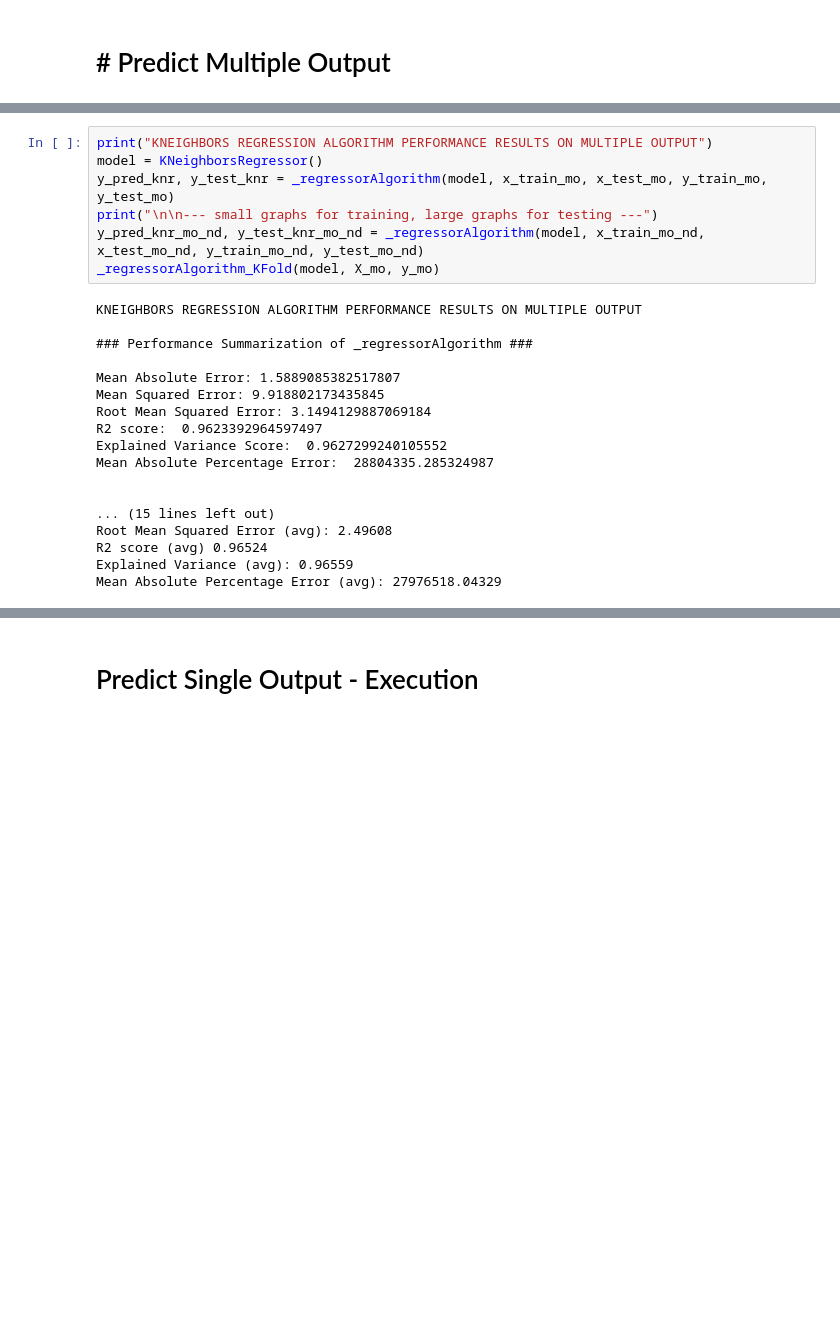
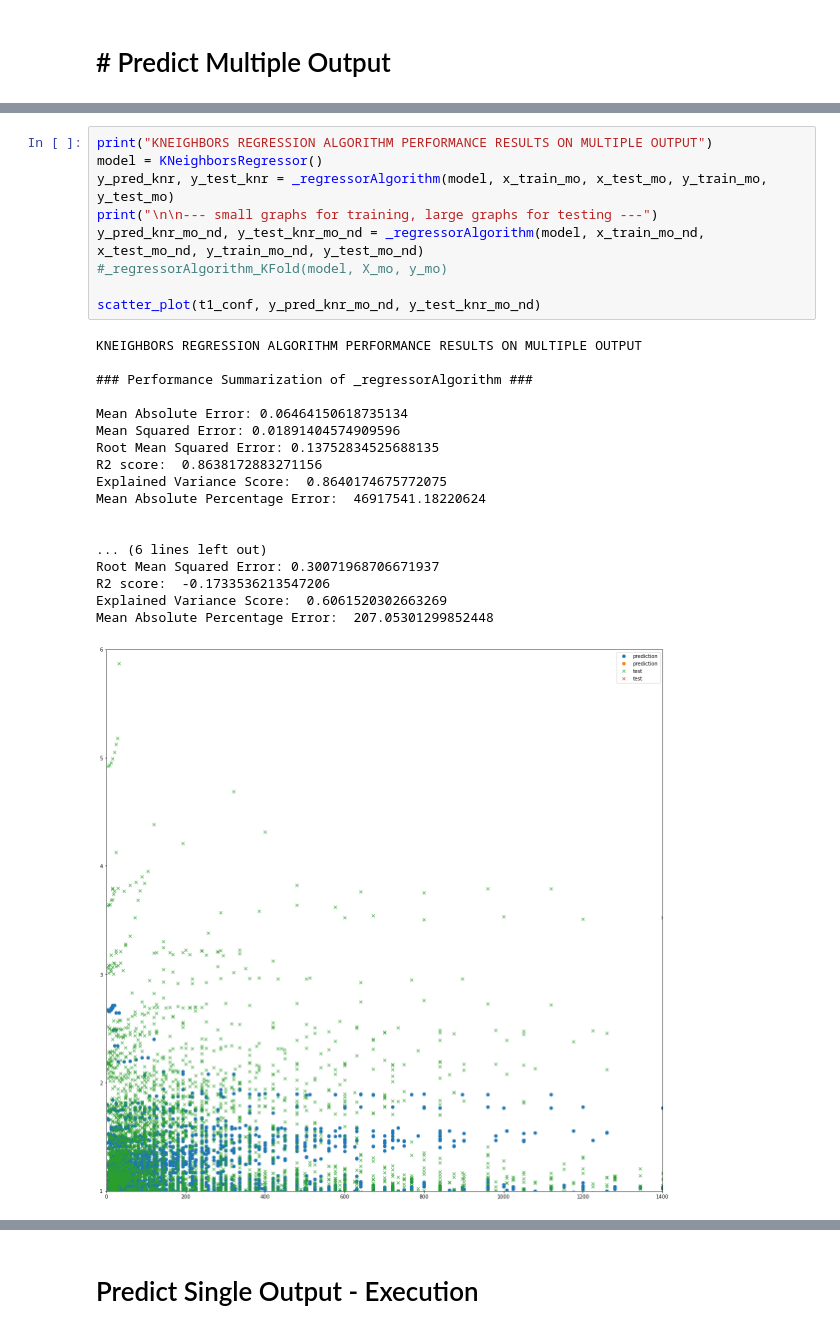
Before and after one commit to busenuraktilav/GPUProject, a Jupyter notebook: model-prediction/prediction.ipynb, the cells around one changed output, grey strips where cells are left out. Saved outputs shown, nothing was run; the diff lists cells and outputs as text; blank space fills up the shorter version.

```diff
--- a/model-prediction/prediction.ipynb
+++ b/model-prediction/prediction.ipynb
@@ -250,28 +333,31 @@ Mean Absolute Percentage Error (avg): 51109825.83355
 # %%
 print("KNEIGHBORS REGRESSION ALGORITHM PERFORMANCE RESULTS ON MULTIPLE OUTPUT")
 model = KNeighborsRegressor()
 y_pred_knr, y_test_knr = _regressorAlgorithm(model, x_train_mo, x_test_mo, y_train_mo, y_test_mo)
 print("\n\n--- small graphs for training, large graphs for testing ---")
 y_pred_knr_mo_nd, y_test_knr_mo_nd = _regressorAlgorithm(model, x_train_mo_nd, x_test_mo_nd, y_train_mo_nd, y_test_mo_nd)
-_regressorAlgorithm_KFold(model, X_mo, y_mo)
+#_regressorAlgorithm_KFold(model, X_mo, y_mo)
+
+scatter_plot(t1_conf, y_pred_knr_mo_nd, y_test_knr_mo_nd)
 # %% [output]
 KNEIGHBORS REGRESSION ALGORITHM PERFORMANCE RESULTS ON MULTIPLE OUTPUT
 
 ### Performance Summarization of _regressorAlgorithm ###
 
-Mean Absolute Error: 1.5889085382517807
-Mean Squared Error: 9.918802173435845
-Root Mean Squared Error: 3.1494129887069184
-R2 score:  0.9623392964597497
-Explained Variance Score:  0.9627299240105552
-Mean Absolute Percentage Error:  28804335.285324987
+Mean Absolute Error: 0.06464150618735134
+Mean Squared Error: 0.01891404574909596
+Root Mean Squared Error: 0.13752834525688135
+R2 score:  0.8638172883271156
+Explained Variance Score:  0.8640174675772075
+Mean Absolute Percentage Error:  46917541.18220624
 
 
-... (15 lines left out)
-Root Mean Squared Error (avg): 2.49608
-R2 score (avg) 0.96524
-Explained Variance (avg): 0.96559
-Mean Absolute Percentage Error (avg): 27976518.04329
+... (6 lines left out)
+Root Mean Squared Error: 0.30071968706671937
+R2 score:  -0.1733536213547206
+Explained Variance Score:  0.6061520302663269
+Mean Absolute Percentage Error:  207.05301299852448
+[figure, added]
 # %%
 print("RANDOM FOREST REGRESSION ALGORITHM PERFORMANCE RESULTS ON MULTIPLE OUTPUT")
 model = RandomForestRegressor(max_depth=1000, n_estimators=100, random_state=1)
```
Also changed, not shown: parts of 32 cells of this notebook.
